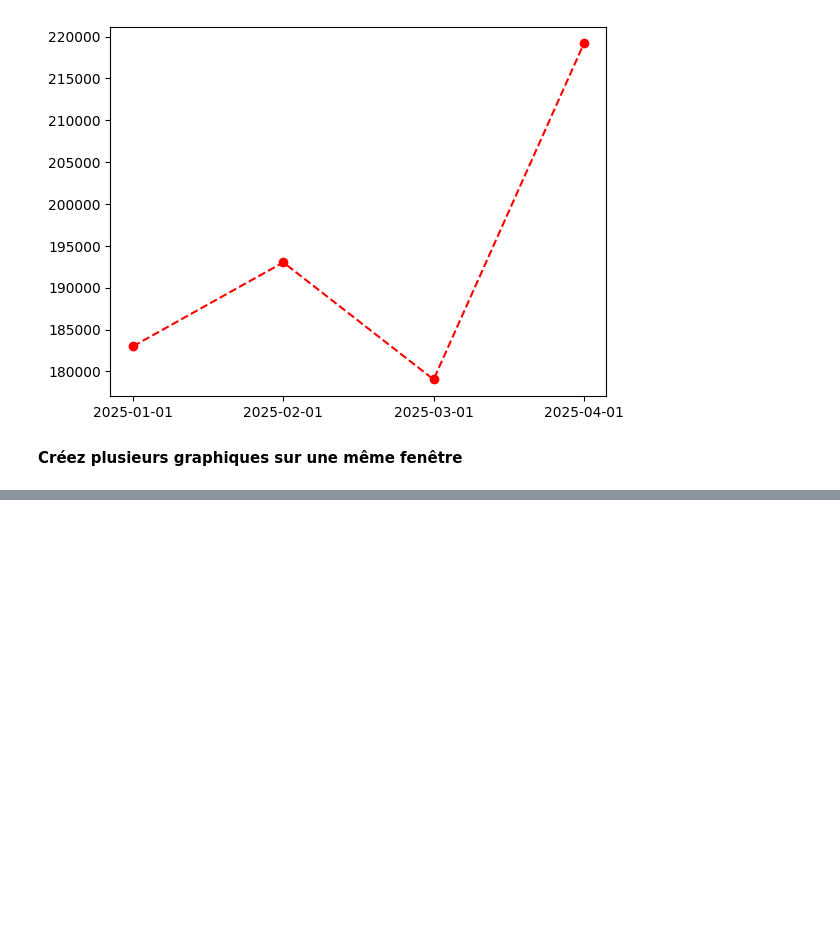
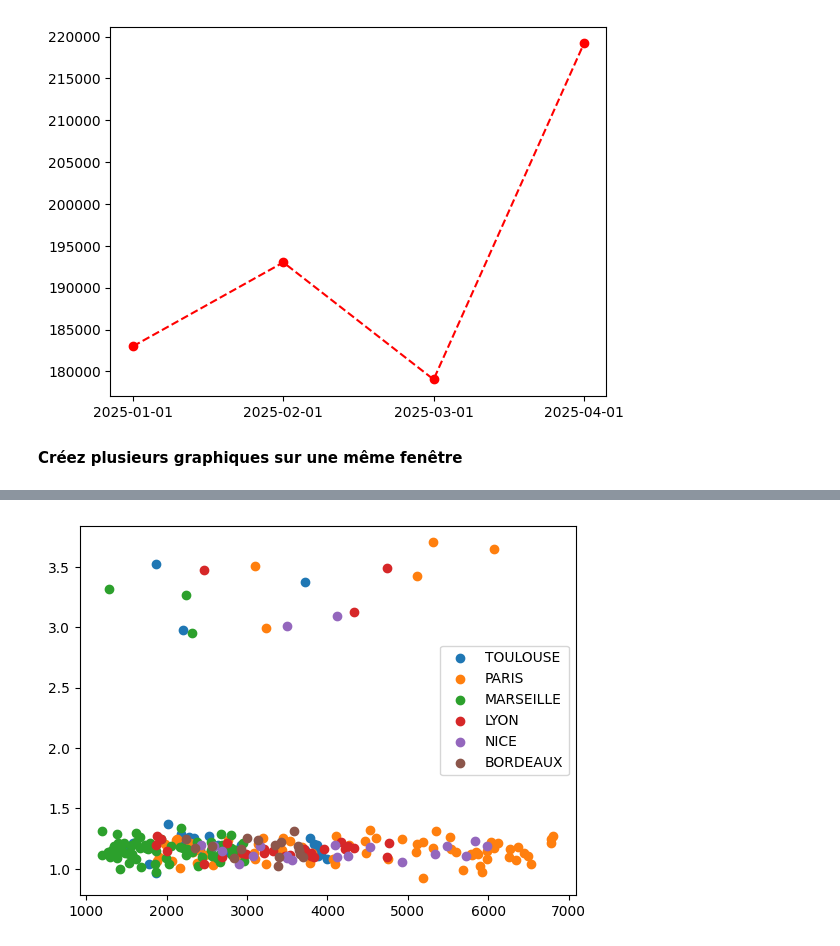
Before and after one commit to Harlequelrah/Learning_data_science, a Jupyter notebook: Learning_data_science/Construisez_des_data_visualisations_avec_Matplotlib_et_Seaborn/Tracez_des_graphiques_avec_Matplotlib.ipynb, the cells around one changed output, grey strips where cells are left out. Drawn from its saved outputs; the diff is of its cells as text; code cells hidden in the pictures; blank space fills up the shorter version.

```diff
--- a/Learning_data_science/Construisez_des_data_visualisations_avec_Matplotlib_et_Seaborn/Tracez_des_graphiques_avec_Matplotlib.ipynb
+++ b/Learning_data_science/Construisez_des_data_visualisations_avec_Matplotlib_et_Seaborn/Tracez_des_graphiques_avec_Matplotlib.ipynb
@@ -137,0 +139,8 @@ plt.show()
+# %%
+for ville in prets['ville'].unique() :
+  df = prets.loc[prets['ville']==ville]
+  plt.scatter(df['revenu'],df['taux'],label=ville)
+plt.legend()
+plt.show()
+# %% [output]
+[figure, added]
```
Also changed, not shown: parts of 1 cell of this notebook.
